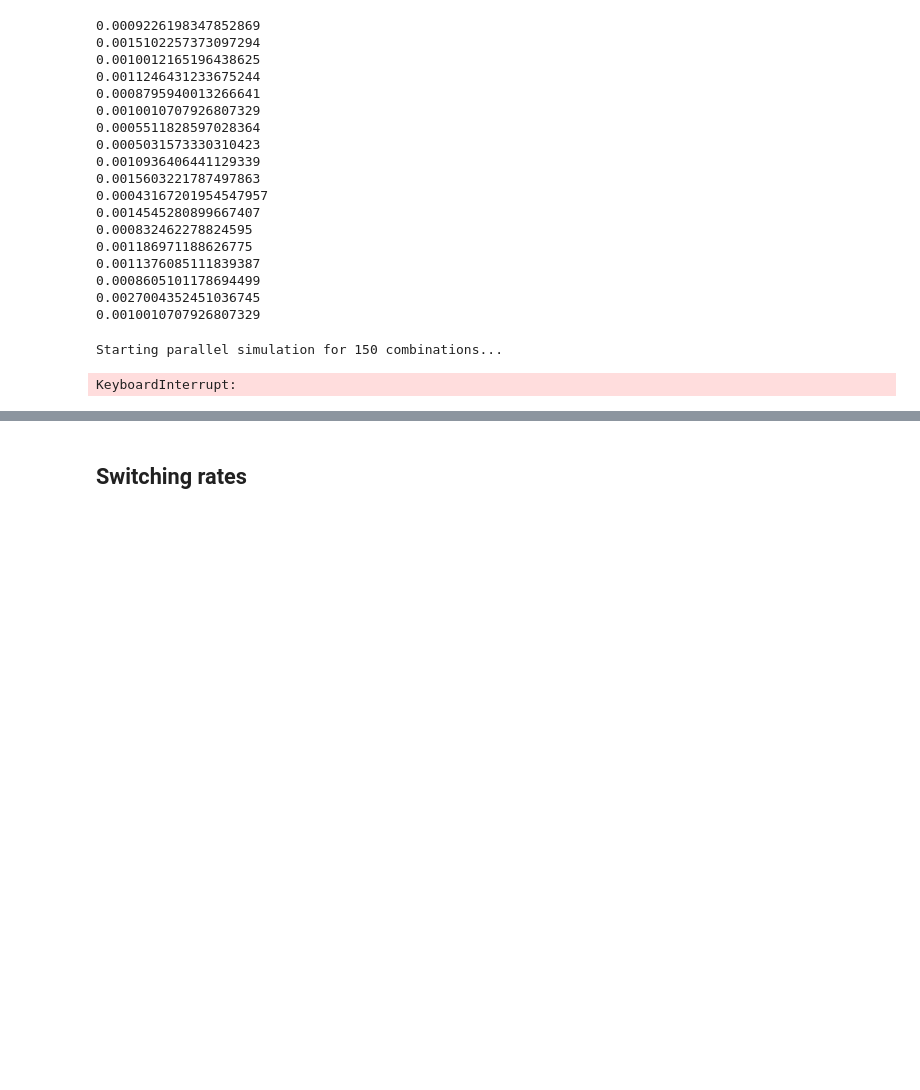
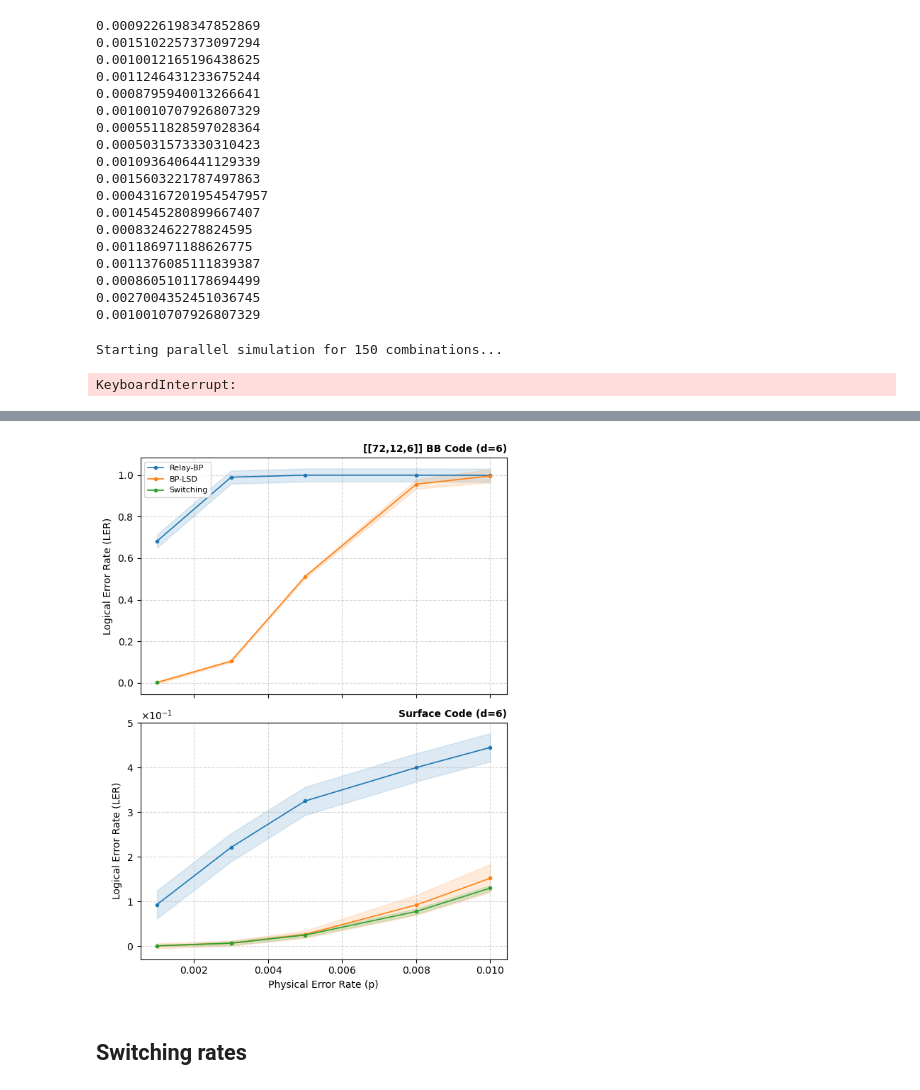
Before and after one commit to acatspirit/realtime_decoding_qldpc, a Jupyter notebook: notebooks/decoder_switching.ipynb, the cells around one changed output, grey strips where cells are left out. Cells and saved outputs as stored; diff of their text form; code cells hidden in the pictures; blank space fills up the shorter version.

```diff
--- a/notebooks/decoder_switching.ipynb
+++ b/notebooks/decoder_switching.ipynb
@@ -1323,3 +1608,92 @@ KeyboardInterrupt:
+# %%
+import pandas as pd
+import numpy as np
+import matplotlib.pyplot as plt
+from matplotlib.ticker import ScalarFormatter
+
+# 1. Configuration
+files = {
+    "/Users/ariannameinking/Documents/Brown_Research/realtime_decoding_qldpc/notebooks/relaybp.csv": {"label": "Relay-BP", "color": "#1f77b4"},
+    "/Users/ariannameinking/Documents/Brown_Research/realtime_decoding_qldpc/notebooks/bplsd.csv": {"label": "BP-LSD", "color": "#ff7f0e"},
+    "/Users/ariannameinking/Documents/Brown_Research/realtime_decoding_qldpc/bplsd_relaybp.csv": {"label": "Switching", "color": "#2ca02c"}
+}
+
+target_d = 6
+code_types = ['BB', 'RSC']
+bb_dict = {6: '[[72,12,6]]', 10:'[[90,8,10]]', 12:'[[144,12,12]]'}
+code_dict = {'RSC': 'Surface', 'BB': f"{bb_dict[target_d]} BB"}
+
+# 2. Setup Figure
+fig, axes = plt.subplots(2, 1, figsize=(6, 8), sharex=True)
+plt.subplots_adjust(hspace=0.15)
+
+# 3. Aggregation and Plotting Logic
+for filename, config in files.items():
+    try:
+        df = pd.read_csv(filename)
+
+        # Filter for the shared distance
+        df = df[df['d'] == target_d]
+
+        for i, code in enumerate(code_types):
+            ax = axes[i]
+            subset = df[df['code_type'] == code]
+
+            if subset.empty:
+                continue
+
+            # --- WEIGHTED AVERAGE LOGIC ---
+            # Group by physical error rate (p) and aggregate
+            # Weighted LER = sum(LER * shots) / sum(shots)
+            agg_data = subset.groupby('p').apply(
+                lambda x: pd.Series({
+                    'LER': (x['LER'] * x['num_shots']).sum() / x['num_shots'].sum(),
+                    'total_shots': x['num_shots'].sum()
+                })
+            ).reset_index()
+
+            # Sort by p for line consistency
+            agg_data = agg_data.sort_values('p')
+
+            # Uncertainty shading based on total combined shots
+            y_err = 1 / np.sqrt(agg_data['total_shots'])
+
+            # Plot center line
+            ax.plot(agg_data['p'], agg_data['LER'],
+                    label=config['label'],
+                    color=config['color'],
+                    marker='o', markersize=3, linewidth=1.2)
+
+            # Plot shaded error region
+            ax.fill_between(agg_data['p'],
+                            agg_data['LER'] - y_err,
+                            agg_data['LER'] + y_err,
+                            color=config['color'], alpha=0.15)
+
+    except FileNotFoundError:
+        print(f"Warning: {filename} not found.")
+
+# 4. Formatting
+for i, code in enumerate(code_types):
+    ax = axes[i]
+    ax.set_ylabel('Logical Error Rate (LER)')
+    ax.set_title(f'{code_dict[code]} Code (d={target_d})', fontsize=10, fontweight='bold', loc='right')
+
+    # Scientific notation
+    formatter = ScalarFormatter(useMathText=True)
+    formatter.set_scientific(True)
+    formatter.set_powerlimits((0, 0))
+    ax.yaxis.set_major_formatter(formatter)
+
+    ax.grid(True, which='both', linestyle='--', alpha=0.5)
+
+axes[1].set_xlabel('Physical Error Rate (p)')
+axes[0].legend(loc='upper left', fontsize=8, frameon=True)
+
+plt.tight_layout()
+plt.show()
+# %% [output]
+[figure, added]
 # %% [markdown]
 ## Switching rates
 # %%
```
Also changed, not shown: parts of 8 cells of this notebook, 10 other files.
